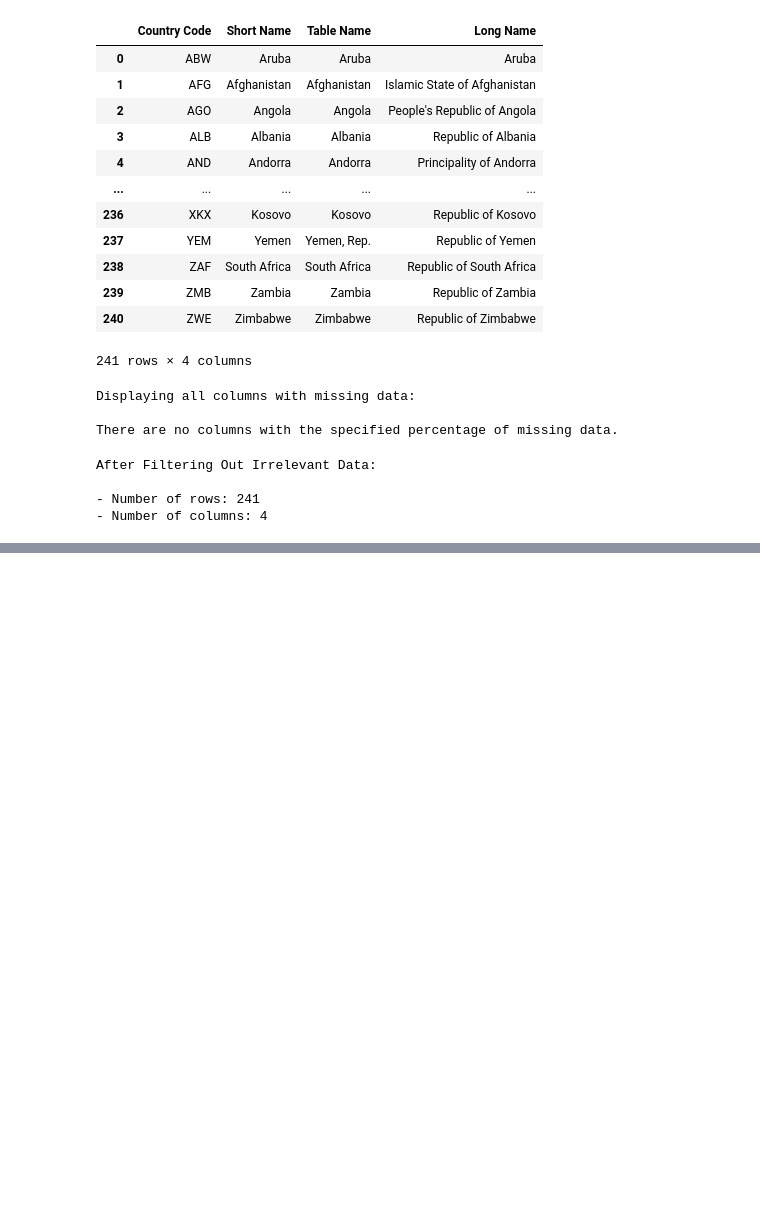
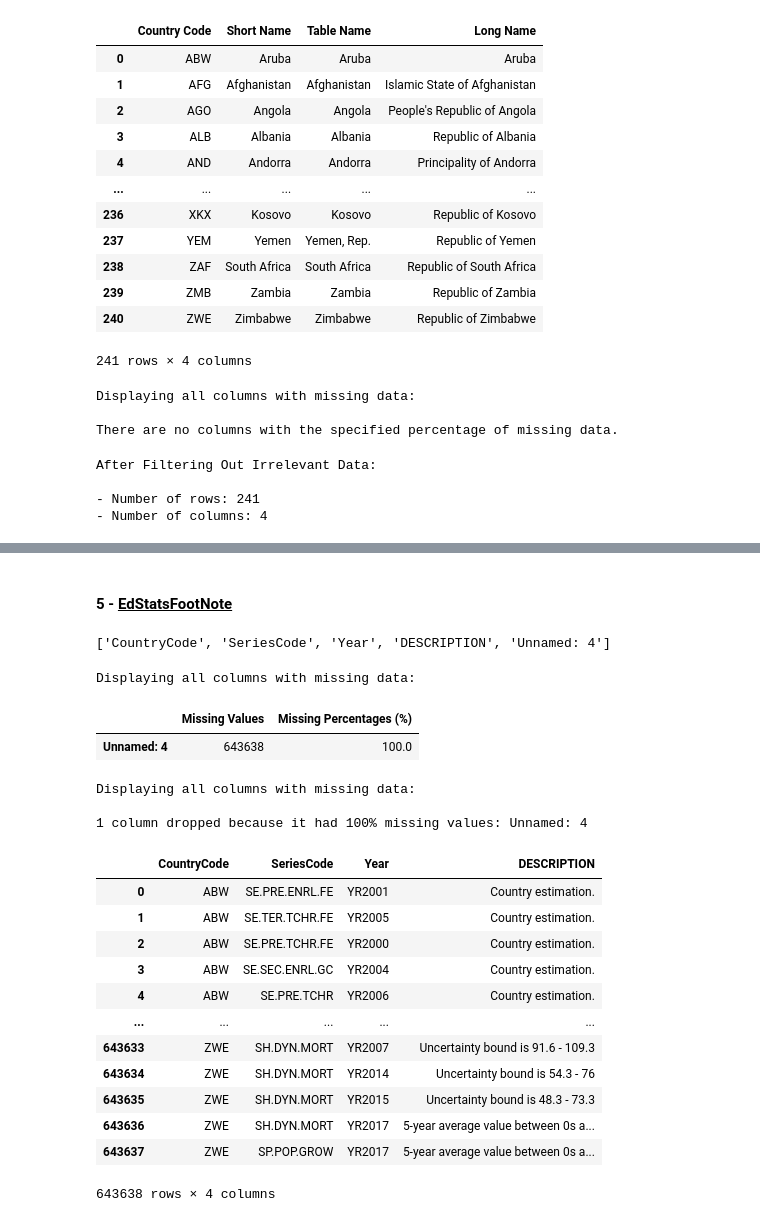
Before and after one commit to MasterCodeDevelop/academy, a Jupyter notebook: netebook.ipynb, the cells around one changed output, grey strips where cells are left out. Drawn from its saved outputs; the diff is of its cells as text; code cells hidden in the pictures; blank space fills up the shorter version.

```diff
--- a/netebook.ipynb
+++ b/netebook.ipynb
@@ -1130,0 +1258,37 @@ After Filtering Out Irrelevant Data:
+# %% [markdown]
+#### 5 - <u>EdStatsFootNote</u> <a id='cleaning-stats-foot-note'></a>
+# %%
+# Display columns names
+foot_note.columns.tolist()
+# %% [output]
+['CountryCode', 'SeriesCode', 'Year', 'DESCRIPTION', 'Unnamed: 4']
+# %%
+missing_values_table(foot_note)
+# %% [output]
+Displaying all columns with missing data:
+|  | Missing Values | Missing Percentages (%) |
+| Unnamed: 4 | 643638 | 100.0 |
+# %%
+# Drop columns that contain +100% missing values
+drop_columns(foot_note, 100)
+# %% [output]
+Displaying all columns with missing data:
+
+1 column dropped because it had 100% missing values: Unnamed: 4
+# %%
+# Displaying the table with missing data filtered by percentage >= 100%
+foot_note
+# %% [output]
+|  | CountryCode | SeriesCode | Year | DESCRIPTION |
+| 0 | ABW | SE.PRE.ENRL.FE | YR2001 | Country estimation. |
+| 1 | ABW | SE.TER.TCHR.FE | YR2005 | Country estimation. |
+| 2 | ABW | SE.PRE.TCHR.FE | YR2000 | Country estimation. |
+| 3 | ABW | SE.SEC.ENRL.GC | YR2004 | Country estimation. |
+| 4 | ABW | SE.PRE.TCHR | YR2006 | Country estimation. |
+| ... | ... | ... | ... | ... |
+| 643633 | ZWE | SH.DYN.MORT | YR2007 | Uncertainty bound is 91.6 - 109.3 |
+| 643634 | ZWE | SH.DYN.MORT | YR2014 | Uncertainty bound is 54.3 - 76 |
+| 643635 | ZWE | SH.DYN.MORT | YR2015 | Uncertainty bound is 48.3 - 73.3 |
+| 643636 | ZWE | SH.DYN.MORT | YR2017 | 5-year average value between 0s a... |
+| 643637 | ZWE | SP.POP.GROW | YR2017 | 5-year average value between 0s a... |
+643638 rows × 4 columns
```
Also changed, not shown: parts of 21 cells of this notebook.
